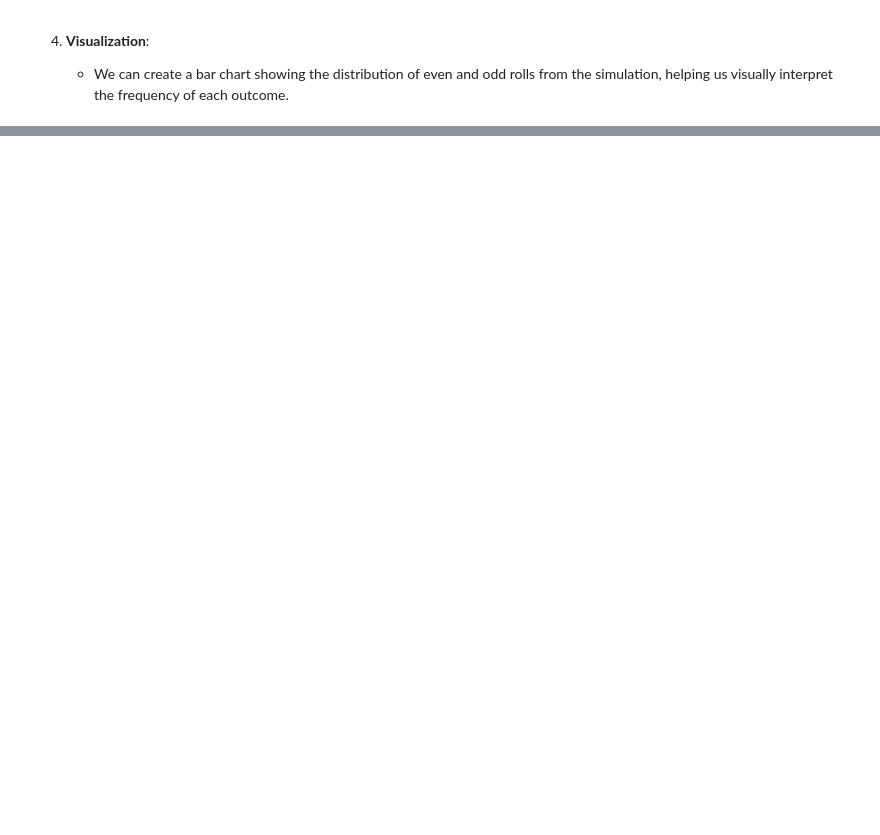
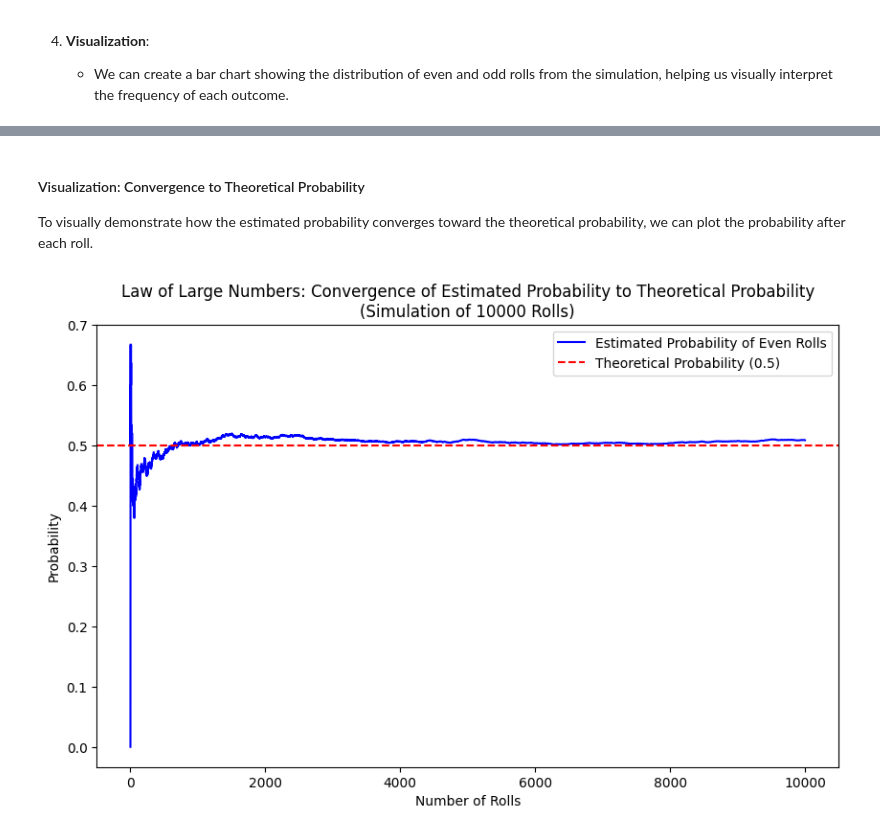
Before and after one commit to themarisolhernandez/ds-review-lessons, a Jupyter notebook: 07-probability.ipynb, the cells around one changed output, grey strips where cells are left out. Cells and saved outputs as stored; diff of their text form; code cells hidden in the pictures; blank space fills up the shorter version.

Commit message:
Additions to probability lesson

```diff
--- a/07-probability.ipynb
+++ b/07-probability.ipynb
@@ -167,0 +171,45 @@ This probability is based on personal judgment or experience, rather than empiri
+# %%
+# Number of simulations
+n_simulations = 10000
+even_count = 0
+probabilities = []  # List to store probabilities after each roll
+
+# Simulate rolling a die `n_simulations` times
+for i in range(n_simulations):
+    # Roll the die
+    roll = roll_die()
+
+    # Increment `even_count` if the roll is even
+    if roll % 2 == 0:
+        even_count += 1
+
+    # Calculate and store the estimated probability after each roll
+    est_probability = even_count / (i + 1)
+    probabilities.append(est_probability)
+
+    # print(f"Estimated Probability after {i + 1} rolls: {est_probability:.4f}")
+# %% [markdown]
+#### Visualization: Convergence to Theoretical Probability
+To visually demonstrate how the estimated probability converges toward the theoretical probability, we can plot the probability after each roll.
+# %%
+# Visualization: Law of Large Numbers
+# X-axis: Number of rolls (1, 2, 3, ..., n_simulations)
+x = range(1, n_simulations + 1)
+
+# Plot empirical probabilities over time
+plt.figure(figsize=(10, 6))
+plt.plot(x, probabilities, label='Estimated Probability of Even Rolls', color='blue')
+
+# Add a horizontal line for the theoretical probability
+plt.axhline(y=0.5, color='red', linestyle='--', label='Theoretical Probability (0.5)')
+
+# Add labels and title
+plt.title(f'Law of Large Numbers: Convergence of Estimated Probability to Theoretical Probability\n(Simulation of {n_simulations} Rolls)')
+plt.xlabel('Number of Rolls')
+plt.ylabel('Probability')
+plt.legend()
+
+# Show plot
+plt.show()
+# %% [output]
+[figure, added]
```
Also changed, not shown: parts of 23 cells of this notebook, 4 other files.
